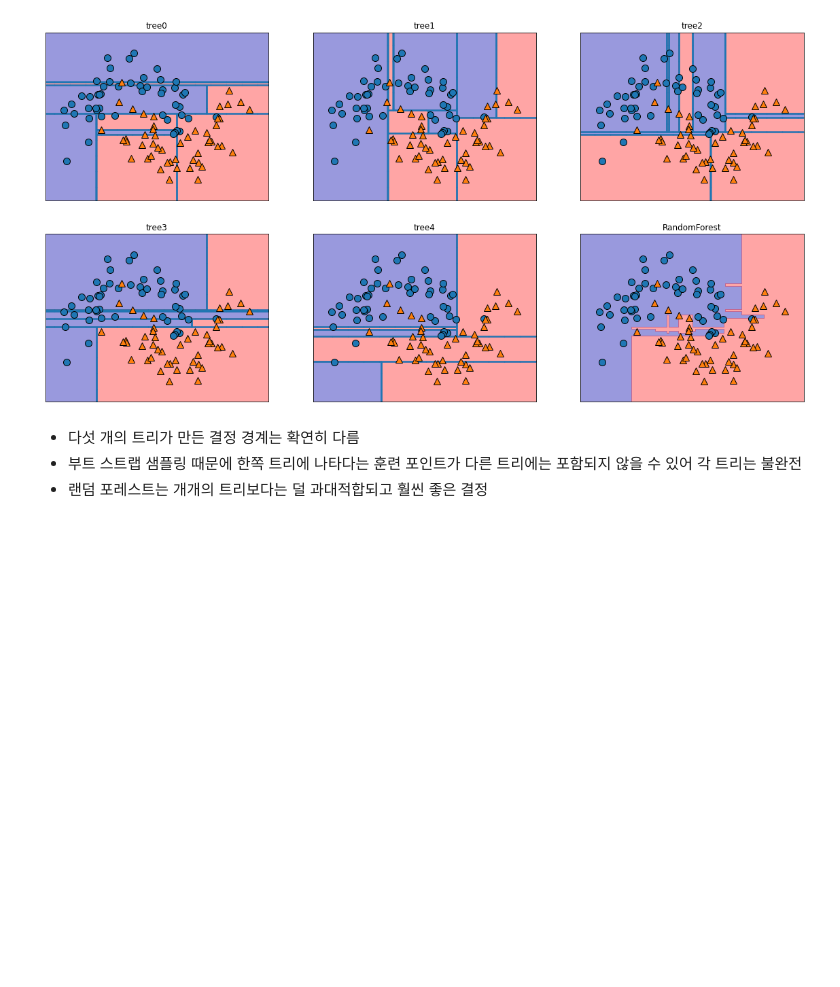
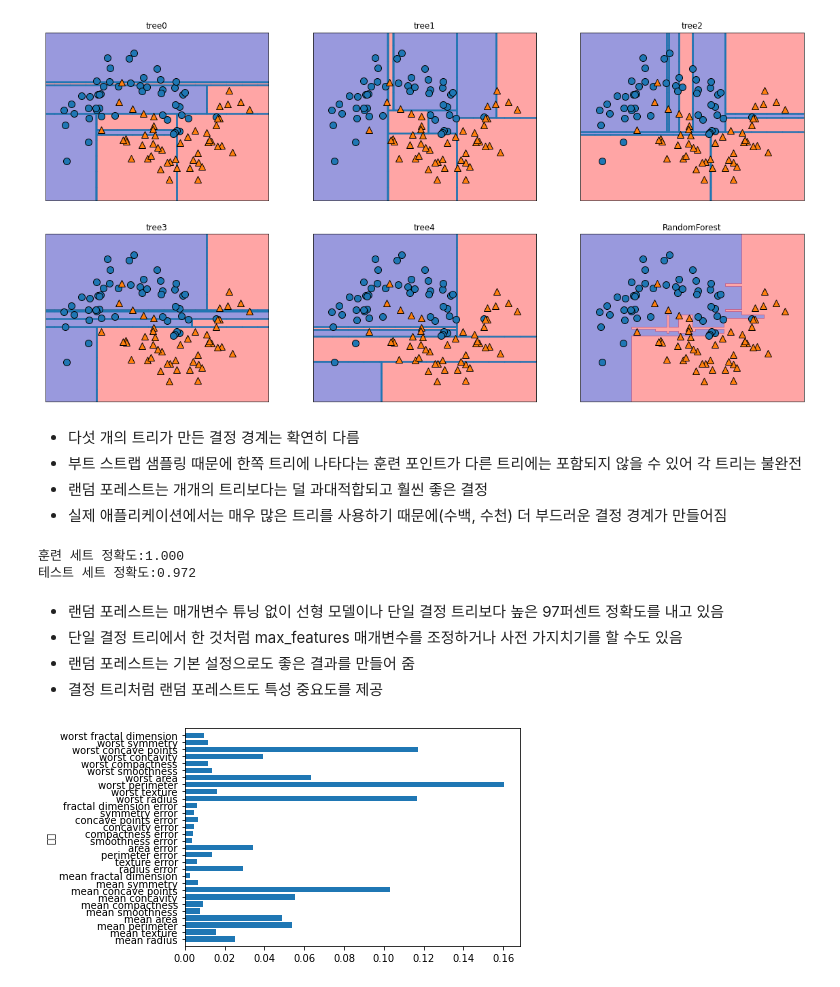
Before and after one commit to SWiwoo/CornStudy, a Jupyter notebook: chapter2__지도_학습_2.ipynb, the cells around one changed output. Saved outputs shown, nothing was run; the diff lists cells and outputs as text; code cells hidden in the pictures; blank space fills up the shorter version.

```diff
--- a/chapter2__지도_학습_2.ipynb
+++ b/chapter2__지도_학습_2.ipynb
@@ -419,3 +419,27 @@ mglearn.discrete_scatter(X[:,0],X[:,1],y)
 - 다섯 개의 트리가 만든 결정 경계는 확연히 다름
 - 부트 스트랩 샘플링 때문에 한쪽 트리에 나타다는 훈련 포인트가 다른 트리에는 포함되지 않을 수 있어 각 트리는 불완전
 - 랜덤 포레스트는 개개의 트리보다는 덜 과대적합되고 훨씬 좋은 결정
+- 실제 애플리케이션에서는 매우 많은 트리를 사용하기 때문에(수백, 수천) 더 부드러운 결정 경계가 만들어짐
+# %%
+# 유방암 데이터셋에 100개의 트리로 이뤄진 랜덤 포레스트를 적용해 볼 것
+
+X_train, X_test, y_train, y_test = train_test_split(
+    cancer.data, cancer.target, random_state=0
+)
+forest=RandomForestClassifier(n_estimators=100, random_state=0 )                          # 트리를 100개 만듦
+forest.fit(X_train, y_train)
+
+print("훈련 세트 정확도:{:.3f}".format(forest.score(X_train,y_train)))
+print("테스트 세트 정확도:{:.3f}".format(forest.score(X_test,y_test)))
+# %% [output]
+훈련 세트 정확도:1.000
+테스트 세트 정확도:0.972
+# %% [markdown]
+- 랜덤 포레스트는 매개변수 튜닝 없이 선형 모델이나 단일 결정 트리보다 높은 97퍼센트 정확도를 내고 있음
+- 단일 결정 트리에서 한 것처럼 max_features 매개변수를 조정하거나 사전 가지치기를 할 수도 있음
+- 랜덤 포레스트는 기본 설정으로도 좋은 결과를 만들어 줌
+- 결정 트리처럼 랜덤 포레스트도 특성 중요도를 제공
+# %%
+plot_feature_importances_cancer(forest)
+# %% [output]
+[figure, added]
```
Also changed, not shown: parts of 29 cells of this notebook.
